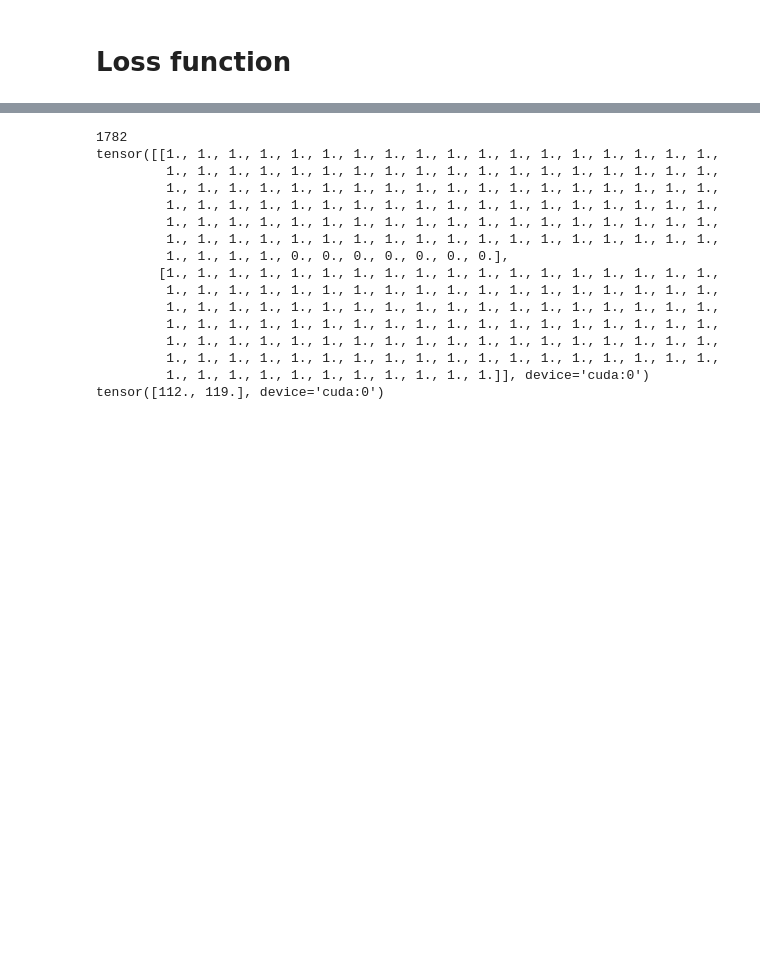
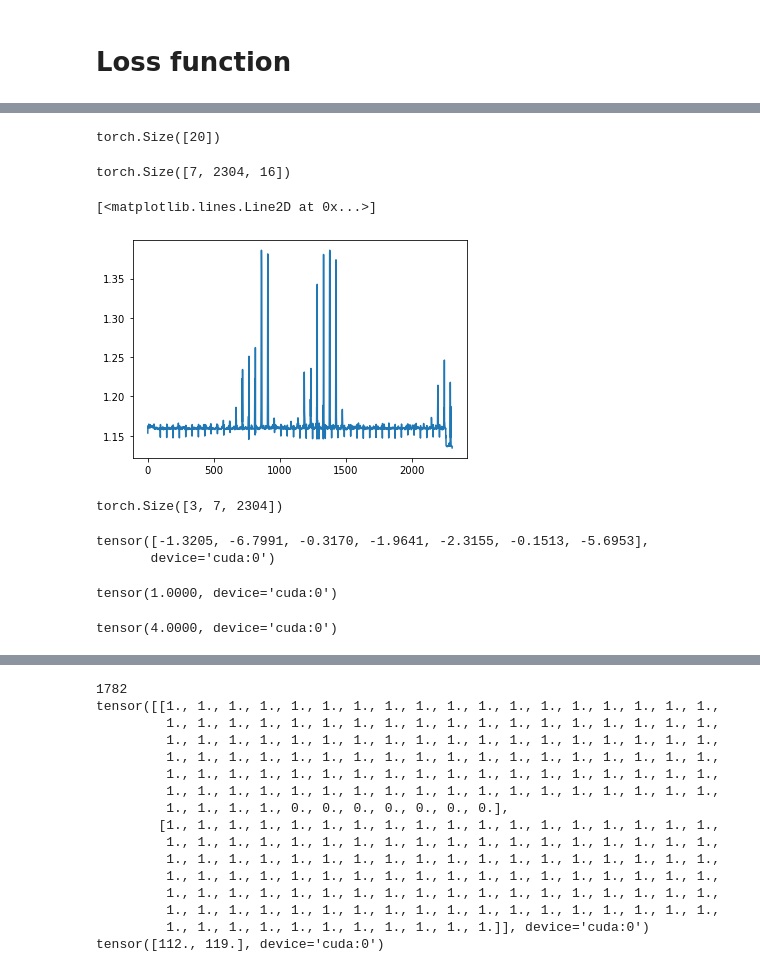
Before and after one commit to TuragaLab/decode_fish, a Jupyter notebook: nbs/05_gmm_loss.ipynb, the cells around one changed output, grey strips where cells are left out. Cells and saved outputs as stored; diff of their text form; code cells hidden in the pictures; blank space fills up the shorter version.

```diff
--- a/nbs/05_gmm_loss.ipynb
+++ b/nbs/05_gmm_loss.ipynb
@@ -240,0 +285,3 @@ ppg.log_prob(*sim_vars[:5], n_bits=4, channels=16, min_int_sig=0.1)
+# %%
+locations, x_offset, y_offset, z_offset, intensities = sim_vars[:5]
+n_bits=4; channels=16; min_int_sig=1.; int_fac=16
@@ -240,0 +432,30 @@ ppg.log_prob(*sim_vars[:5], n_bits=4, channels=16, min_int_sig=0.1)
+# %%
+comp_int.base_dist.log_prob(int_ch)[int_bin.nonzero(as_tuple=True)].shape
+# %% [output]
+torch.Size([20])
+# %%
+log_mix_prob_int.shape
+# %% [output]
+torch.Size([7, 2304, 16])
+# %%
+plt.plot(total_prob_int[0,1].cpu())
+# %% [output]
+[<matplotlib.lines.Line2D at 0x...>]
+[figure, added]
+# %%
+log_prob_xyz.shape
+# %% [output]
+torch.Size([3, 7, 2304])
+# %%
+int_count_prob
+# %% [output]
+tensor([-1.3205, -6.7991, -0.3170, -1.9641, -2.3155, -0.1513, -5.6953],
+       device='cuda:0')
+# %%
+torch.exp(log_mix_prob_xyz.max())
+# %% [output]
+tensor(1.0000, device='cuda:0')
+# %%
+torch.exp(log_mix_prob_int_x_p).sum(-1).max()
+# %% [output]
+tensor(4.0000, device='cuda:0')
```
Also changed, not shown: parts of 36 cells of this notebook, 3 other files.
